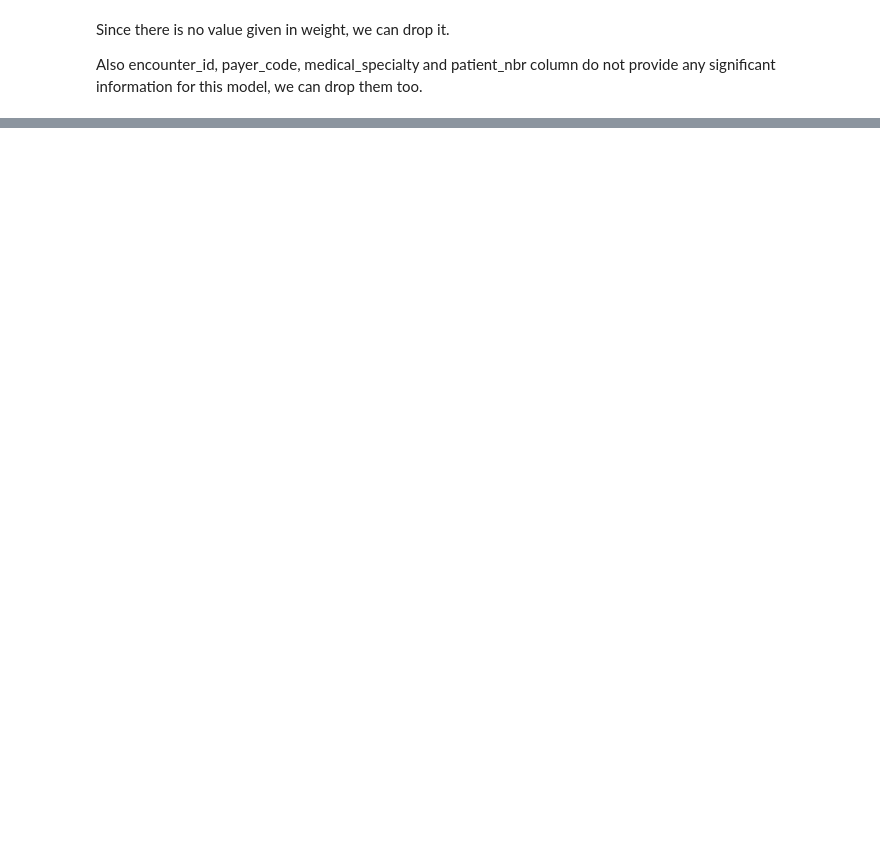
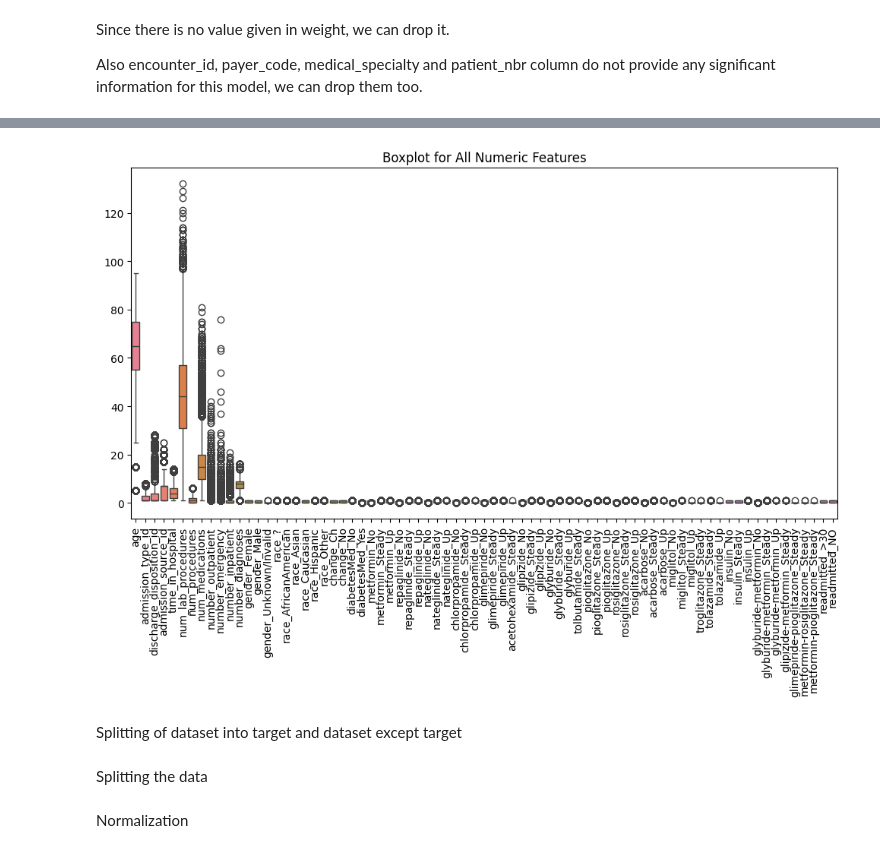
Before and after one commit to Ridima28/Hospital-Stay-Duration, a Jupyter notebook: main.ipynb, the cells around one changed output, grey strips where cells are left out. Cells and saved outputs as stored; diff of their text form; code cells hidden in the pictures; blank space fills up the shorter version.

Commit message:
data procesing and model training

```diff
--- a/main.ipynb
+++ b/main.ipynb
@@ -133,0 +154,8 @@ Converting the incorrect datatype to the correct one
+# %%
+df=pd.get_dummies(df,columns=[ 'gender','race'])
+# %%
+cat_cols = df.select_dtypes(include='category').columns
+
+df = pd.get_dummies(df, columns=cat_cols, drop_first=True)
+# %%
+df=pd.get_dummies(df,columns=[ 'change', 'diabetesMed'])
@@ -133,0 +164,2 @@ Converting the incorrect datatype to the correct one
+# %%
+df[df.select_dtypes(include='bool').columns] = df.select_dtypes(include='bool').astype(int)
@@ -133,0 +213,10 @@ Converting the incorrect datatype to the correct one
+# %%
+plt.figure(figsize=(12,6))
+sns.boxplot(data=df.select_dtypes(include=['int64', 'float64']))
+plt.xticks(rotation=90)
+plt.title("Boxplot for All Numeric Features")
+plt.show()
+# %% [output]
+[figure, added]
+# %% [markdown]
+Splitting of dataset into target and dataset except target
@@ -133,0 +226,2 @@ Converting the incorrect datatype to the correct one
+# %% [markdown]
+Splitting the data
@@ -133,0 +231,2 @@ Converting the incorrect datatype to the correct one
+# %% [markdown]
+Normalization
```
Also changed, not shown: parts of 20 cells of this notebook.
